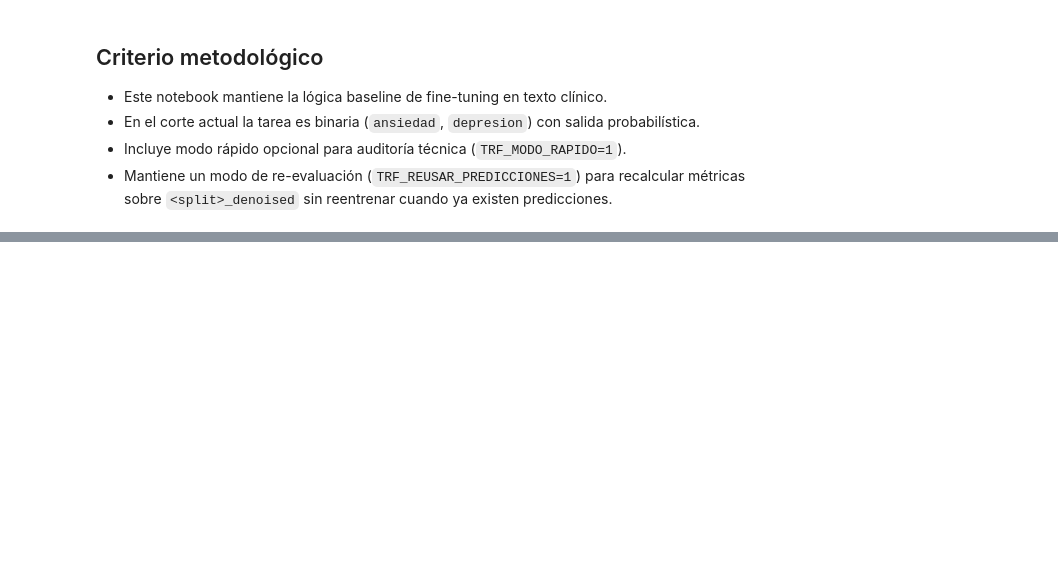
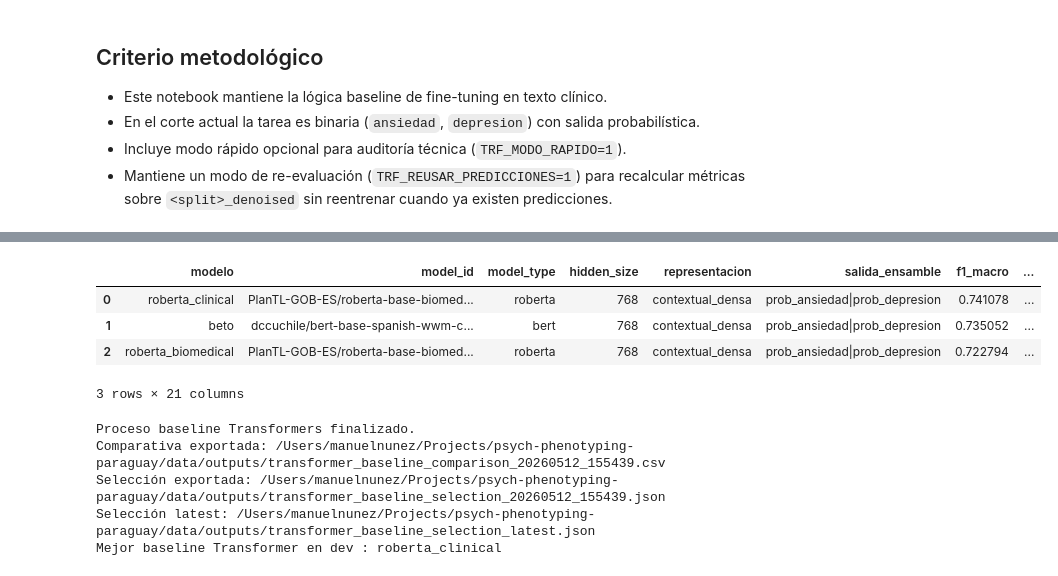
Before and after one commit to manununhez/psych-phenotyping-paraguay, a Jupyter notebook: notebooks/pipeline/04c_linea_base_transformers.ipynb, the cells around one changed output, grey strips where cells are left out. Cells and saved outputs as stored; diff of their text form; code cells hidden in the pictures; blank space fills up the shorter version.

```diff
--- a/notebooks/pipeline/04c_linea_base_transformers.ipynb
+++ b/notebooks/pipeline/04c_linea_base_transformers.ipynb
@@ -148,10 +240,21 @@ def compute_metrics(eval_pred):
 rows = []
 eval_row_ids = set(df_eval['row_id'].astype(int).tolist())
 
-def exportar_metricas_desde_predicciones(model_name: str, pred_df: pd.DataFrame):
+def exportar_metricas_desde_predicciones(model_name: str, model_id: str, pred_df: pd.DataFrame):
     cols_req = {'row_id', 'y_true', 'y_pred'}
     if not cols_req.issubset(pred_df.columns):
         raise ValueError(f'Predicciones de {model_name} sin columnas requeridas: {cols_req}')
+
+    # En cierre formal no se deben reusar predicciones generadas con otro max_length.
+    prev_eval_path = DATA_PATH / f'{model_name}_eval.csv'
+    if prev_eval_path.exists():
+        prev_eval = pd.read_csv(prev_eval_path)
+        prev_max = pd.to_numeric(prev_eval.get('max_length'), errors='coerce').dropna()
+        if not prev_max.empty and int(prev_max.iloc[-1]) != MAX_LENGTH:
+            raise ValueError(
+                f'Predicciones previas de {model_name} corresponden a max_length={int(prev_max.iloc[-1])}; '
+                f'el cierre formal requiere max_length={MAX_LENGTH}.'
+            )
 
     pred_df = pred_df.copy()
     pred_df['row_id'] = pred_df['row_id'].astype(int)
@@ -171,8 +274,14 @@ def exportar_metricas_desde_predicciones(model_name: str, pred_df: pd.DataFrame)
     report_df.to_csv(report_path)
 
     eval_path = DATA_PATH / f'{model_name}_eval.csv'
+    meta = MODEL_METADATA.get(model_name) or registrar_model_metadata(model_name, model_id)
     metrics_df = pd.DataFrame([{
         'modelo': model_name,
+        'model_id': meta.get('model_id'),
+        'model_type': meta.get('model_type'),
+        'hidden_size': meta.get('hidden_size'),
+        'representacion': meta.get('representacion'),
+        'salida_ensamble': meta.get('salida_ensamble'),
         'f1_macro': m['f1_macro'],
         'precision_macro': m['precision_macro'],
         'recall_macro': m['recall_macro'],
@@ -197,6 +306,8 @@ def exportar_metricas_desde_predicciones(model_name: str, pred_df: pd.DataFrame)
 # El archivo `<modelo>_eval.csv` se utiliza en 08 para comparar líneas base.
 for model_name, model_id in MODELOS.items():
     print(f"\n=== Procesando {model_name} ===")
+    registrar_model_metadata(model_name, model_id)
+    preservar_artefactos_historicos_si_corresponde(model_name)
 
     # Camino rápido: reusar predicciones existentes y recalcular métricas sobre el split denoised
     if TRF_REUSAR_PREDICCIONES:
@@ -209,7 +320,7 @@ for model_name, model_id in MODELOS.items():
                 continue
             try:
                 pred_df = pd.read_csv(p)
-                exportar_metricas_desde_predicciones(model_name, pred_df)
+                exportar_metricas_desde_predicciones(model_name, model_id, pred_df)
                 print(f'Reutilizado: {p.name}')
                 break
             except Exception as e:
@@ -253,6 +364,7 @@ for model_name, model_id in MODELOS.items():
         label2id=label2id,
     )
     model = model.to(device)
+    meta = registrar_model_metadata(model_name, model_id, model=model)
 
     out_ckpt = CHECKPOINTS_PATH / model_name
     out_log = LOGS_PATH / model_name
@@ -327,6 +439,11 @@ for model_name, model_id in MODELOS.items():
     eval_path = DATA_PATH / f'{model_name}_eval.csv'
     metrics_df = pd.DataFrame([{
         'modelo': model_name,
+        'model_id': meta.get('model_id'),
+        'model_type': meta.get('model_type'),
+        'hidden_size': meta.get('hidden_size'),
+        'representacion': meta.get('representacion'),
+        'salida_ensamble': meta.get('salida_ensamble'),
         'f1_macro': eval_results['eval_f1'],
         'precision_macro': eval_results['eval_precision'],
         'recall_macro': eval_results['eval_recall'],
@@ -381,38 +510,56 @@ latest_json = OUTPUTS_PATH / 'transformer_baseline_selection_latest.json'
 
 df_rank.to_csv(comparativa_csv, index=False)
 
+cols_modelos_comparados = [
+    'modelo', 'model_id', 'model_type', 'hidden_size', 'representacion',
+    'salida_ensamble', 'max_length', 'f1_macro', 'balanced_acc',
+    'precision_macro', 'recall_macro', 'accuracy', 'n_train', 'n_eval'
+]
+cols_modelos_comparados = [c for c in cols_modelos_comparados if c in df_rank.columns]
+
 payload = {
     'run_id': selection_run_id,
     'fecha': pd.Timestamp.now().isoformat(),
     'eval_split': EVAL_ON,
     'criterio_seleccion': 'max(f1_macro), desempate por balanced_acc y precision_macro',
-    'modelos_comparados': df_rank[['modelo', 'f1_macro', 'balanced_acc', 'precision_macro', 'recall_macro', 'accuracy', 'n_train', 'n_eval']].to_dict(orient='records'),
+    'modelos_comparados': df_rank[cols_modelos_comparados].to_dict(orient='records'),
     'mejor_transformer_baseline': {
         'modelo': str(best.get('modelo')),
         'f1_macro': float(best.get('f1_macro')) if pd.notna(best.get('f1_macro')) else None,
         'balanced_acc': float(best.get('balanced_acc')) if pd.notna(best.get('balanced_acc')) else None,
         'precision_macro': float(best.get('precision_macro')) if pd.notna(best.get('precision_macro')) else None,
         'recall_macro': float(best.get('recall_macro')) if pd.notna(best.get('recall_macro')) else None,
     },
     'observaciones': [
         'Selección realizada solo en split de desarrollo.',
         'Este artefacto se usa como entrada por defecto para escoger backbone contextual en 06.',
     ],
     'paths': {
         'comparativa_csv': str(comparativa_csv),
         'selection_json': str(selection_json),
         'latest_json': str(latest_json),
     },
 }
 
 with open(selection_json, 'w', encoding='utf-8') as f:
     json.dump(payload, f, ensure_ascii=False, indent=2)
 with open(latest_json, 'w', encoding='utf-8') as f:
     json.dump(payload, f, ensure_ascii=False, indent=2)
 
 display(df_rank)
 print('Proceso baseline Transformers finalizado.')
 print('Comparativa exportada:', comparativa_csv)
 print('Selección exportada:', selection_json)
 print('Selección latest:', latest_json)
 print('Mejor baseline Transformer en', EVAL_ON, ':', payload['mejor_transformer_baseline']['modelo'])
+# %% [output]
+|  | modelo | model_id | model_type | hidden_size | representacion | salida_ensamble | f1_macro | ... |
+| 0 | roberta_clinical | PlanTL-GOB-ES/roberta-base-biomed... | roberta | 768 | contextual_densa | prob_ansiedad|prob_depresion | 0.741078 | ... |
+| 1 | beto | dccuchile/bert-base-spanish-wwm-c... | bert | 768 | contextual_densa | prob_ansiedad|prob_depresion | 0.735052 | ... |
+| 2 | roberta_biomedical | PlanTL-GOB-ES/roberta-base-biomed... | roberta | 768 | contextual_densa | prob_ansiedad|prob_depresion | 0.722794 | ... |
+3 rows × 21 columns
+Proceso baseline Transformers finalizado.
+Comparativa exportada: /Users/manuelnunez/Projects/psych-phenotyping-paraguay/data/outputs/transformer_baseline_comparison_20260512_155439.csv
+Selección exportada: /Users/manuelnunez/Projects/psych-phenotyping-paraguay/data/outputs/transformer_baseline_selection_20260512_155439.json
+Selección latest: /Users/manuelnunez/Projects/psych-phenotyping-paraguay/data/outputs/transformer_baseline_selection_latest.json
+Mejor baseline Transformer en dev : roberta_clinical
```
Also changed, not shown: parts of 4 cells of this notebook, 4 other files.
